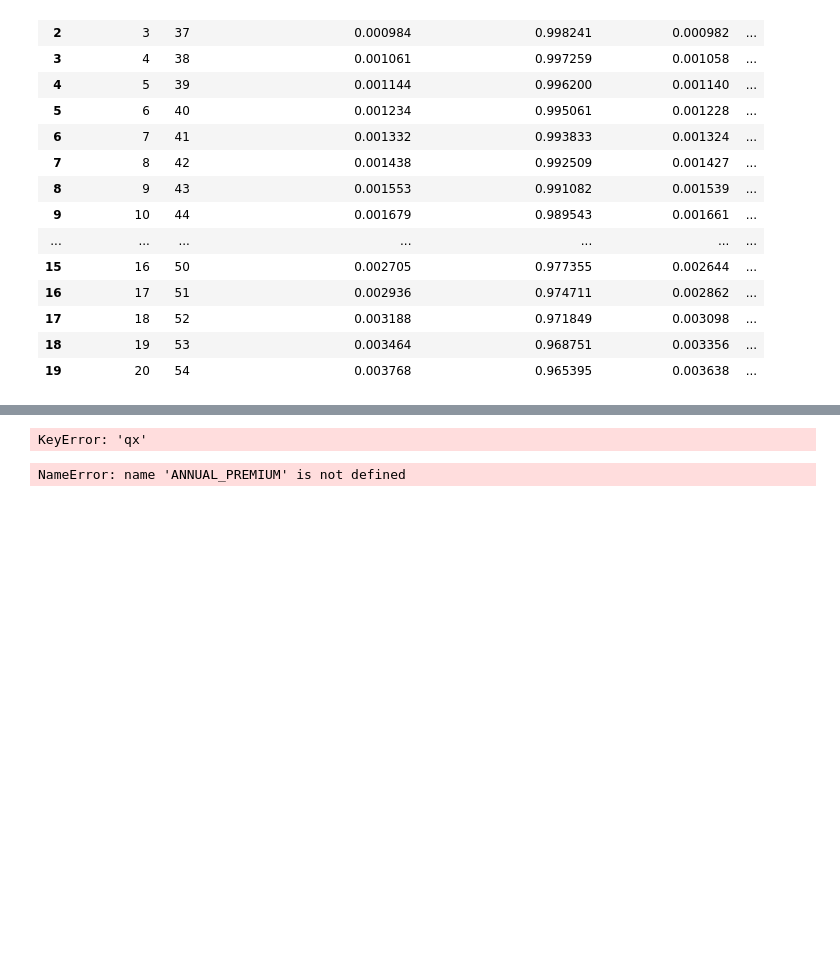
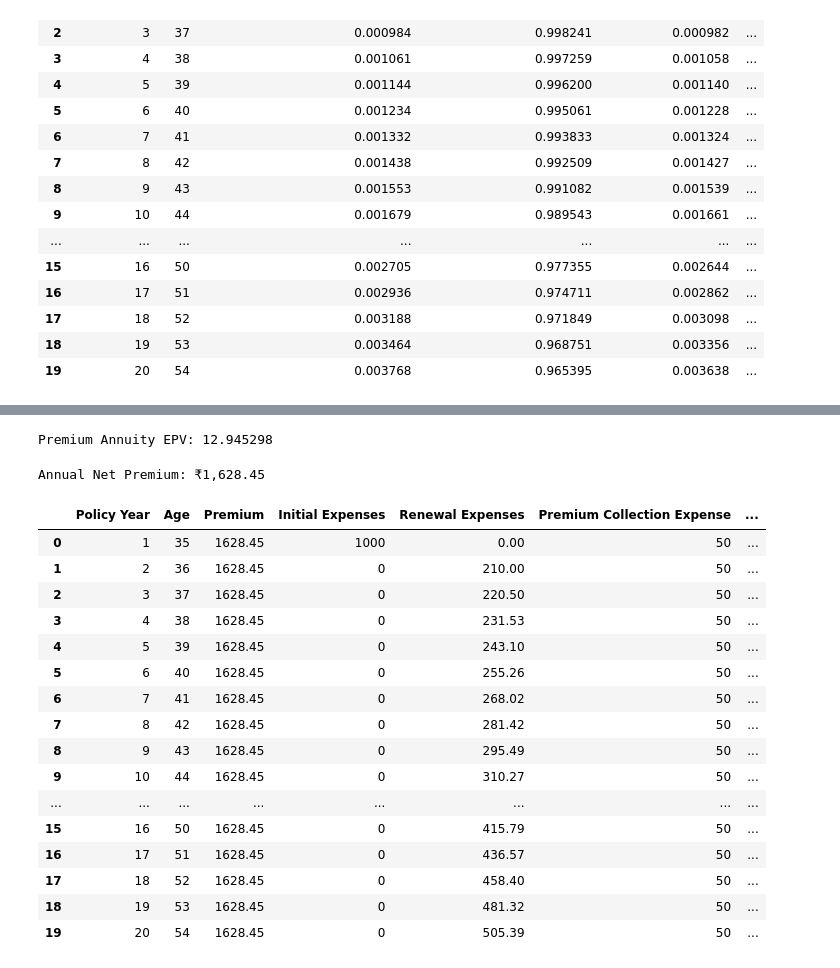
Before and after one commit to Pathaan/AI-Actuarial-Calculator, a Jupyter notebook: notebooks/term_assurance.ipynb, the cells around one changed output, grey strips where cells are left out. Saved outputs shown, nothing was run; the diff lists cells and outputs as text; code cells hidden in the pictures; blank space fills up the shorter version.

Commit message:
term2

```diff
--- a/notebooks/term_assurance.ipynb
+++ b/notebooks/term_assurance.ipynb
@@ -137,13 +153,35 @@ def calculate_benefit_epv(
 # %%
-benefit_epv = calculate_benefit_epv(
-    SUM_ASSURED,
+def calculate_premium_annuity_epv(
     mortality,
-    INTEREST_RATE
+    interest_rate,
+    premium_payment_term
+):
+    v = 1 / (1 + interest_rate)
+
+    premium_annuity_epv = 0
+
+    for k in range(premium_payment_term):
+
+        kpx = mortality.loc[
+            k, "Number of Lives at Start"
+        ]
+
+        premium_annuity_epv += (
+            (v ** k) * kpx
+        )
+
+    return premium_annuity_epv
+
+
+premium_annuity_epv = calculate_premium_annuity_epv(
+    mortality,
+    INTEREST_RATE,
+    PREMIUM_PAYING_TERM
 )
 
-print(f"EPV of Benefits: ₹{benefit_epv:,.2f}")
+print(f"Premium Annuity EPV: {premium_annuity_epv:.6f}")
 # %% [output]
-KeyError: 'qx'
+Premium Annuity EPV: 12.945298
 # %%
 def cashflow_projection(
     SUM_ASSURED,
@@ -260,16 +298,48 @@ def cashflow_projection(
         })
 
     return pd.DataFrame(CASHFLOWS)
+# %%
+def calculate_net_premium(
+    benefit_epv,
+    premium_annuity_epv
+):
+    return benefit_epv / premium_annuity_epv
+
+
+annual_net_premium = calculate_net_premium(
+    benefit_epv,
+    premium_annuity_epv
+)
+
+print(f"Annual Net Premium: ₹{annual_net_premium:,.2f}")
+# %% [output]
+Annual Net Premium: ₹1,628.45
 # %%
 cashflow = cashflow_projection(
-    sum_assured=SUM_ASSURED,
-    annual_premium=ANNUAL_PREMIUM,
-    policy_term=POLICY_TERM,
-    premium_paying_term=POLICY_TERM,
-    annual_bonus_rate=0.03,
-    maturity_benefit=0
+    SUM_ASSURED=SUM_ASSURED,
+    ANNUAL_PREMIUM=annual_net_premium,
+    POLICY_TERM=POLICY_TERM,
+    PREMIUM_PAYING_TERM=PREMIUM_PAYING_TERM,
+    ANNUAL_BONUS_RATE=0.03,
+    MATURITY_BENEFIT=0
 )
 
 display(cashflow.round(2))
 # %% [output]
-NameError: name 'ANNUAL_PREMIUM' is not defined
+|  | Policy Year | Age | Premium | Initial Expenses | Renewal Expenses | Premium Collection Expense | ... |
+| 0 | 1 | 35 | 1628.45 | 1000 | 0.00 | 50 | ... |
+| 1 | 2 | 36 | 1628.45 | 0 | 210.00 | 50 | ... |
+| 2 | 3 | 37 | 1628.45 | 0 | 220.50 | 50 | ... |
+| 3 | 4 | 38 | 1628.45 | 0 | 231.53 | 50 | ... |
+| 4 | 5 | 39 | 1628.45 | 0 | 243.10 | 50 | ... |
+| 5 | 6 | 40 | 1628.45 | 0 | 255.26 | 50 | ... |
+| 6 | 7 | 41 | 1628.45 | 0 | 268.02 | 50 | ... |
+| 7 | 8 | 42 | 1628.45 | 0 | 281.42 | 50 | ... |
+| 8 | 9 | 43 | 1628.45 | 0 | 295.49 | 50 | ... |
+| 9 | 10 | 44 | 1628.45 | 0 | 310.27 | 50 | ... |
+| ... | ... | ... | ... | ... | ... | ... | ... |
+| 15 | 16 | 50 | 1628.45 | 0 | 415.79 | 50 | ... |
+| 16 | 17 | 51 | 1628.45 | 0 | 436.57 | 50 | ... |
+| 17 | 18 | 52 | 1628.45 | 0 | 458.40 | 50 | ... |
+| 18 | 19 | 53 | 1628.45 | 0 | 481.32 | 50 | ... |
+| 19 | 20 | 54 | 1628.45 | 0 | 505.39 | 50 | ... |
```
Also changed, not shown: parts of 1 cell of this notebook.
